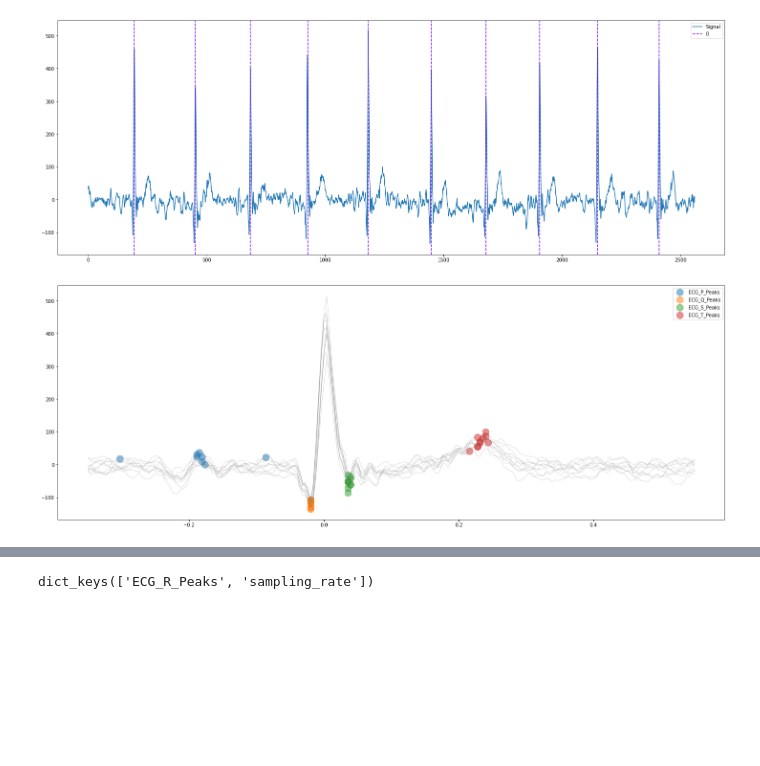
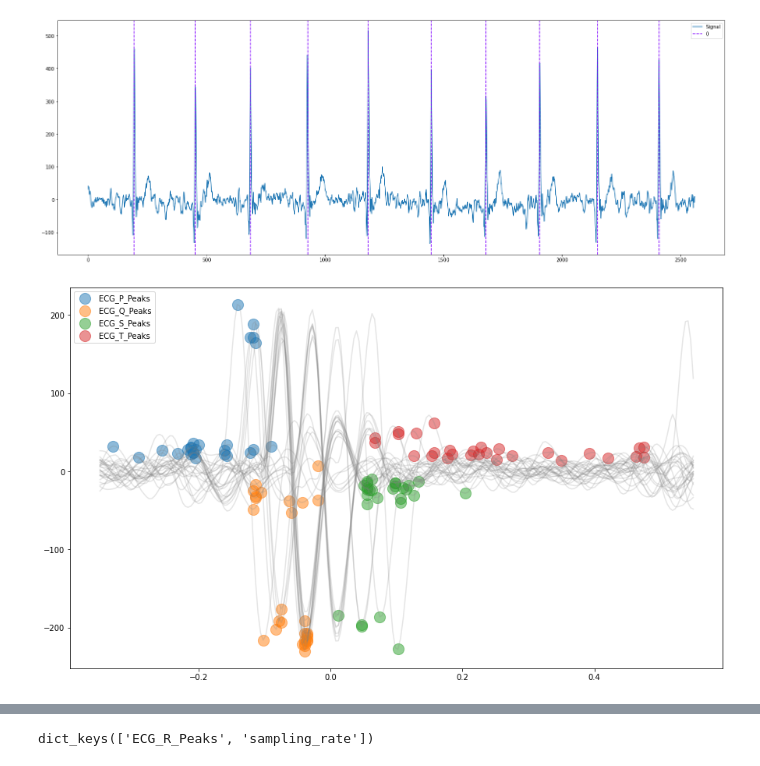
Before and after one commit to davicn/doutorado_ppgee_v2, a Jupyter notebook: src/notebooks/4-explore_ecg.ipynb, the cells around one changed output, grey strips where cells are left out. Saved outputs shown, nothing was run; the diff lists cells and outputs as text; code cells hidden in the pictures; blank space fills up the shorter version.

```diff
--- a/src/notebooks/4-explore_ecg.ipynb
+++ b/src/notebooks/4-explore_ecg.ipynb
@@ -10,8 +10,8 @@ PATH
 # %% [output]
 '/home/davi/Github/doutorado_ppgee_v2'
 # %%
-# df = pd.read_csv(PATH+'/data/Generalized_seizures_dataset.csv')
-df = pd.read_csv(PATH + '/data/data_train.csv')
+df = pd.read_csv(PATH+'/data/Generalized_seizures_dataset.csv')
+# df = pd.read_csv(PATH + '/data/data_train.csv')
 # %%
 # Quantidade de Sinas por frquência amostral
 df['freq'].value_counts()
@@ -98,7 +98,7 @@ import matplotlib.pyplot as plt
 
 edf = data.to_data_frame()
 
-ecg = edf['EEG EKG1-REF'][256 * 50:256 * 60] * (-1)
+ecg = edf['EEG EKG1-REF'][256 * 20:256 * 60] * (-1)
 
 fig = plt.figure(figsize=[15, 8])
 
@@ -179,13 +179,16 @@ nk.events_plot([
 [figure]
 [figure]
 # %%
-ecg_ = nk.ecg_clean(ecg, sampling_rate=256, method="engzeemod2012")
+import neurokit2 as nk
 
-rr_ = nk.ecg_findpeaks(cleaned, method="martinez2003")["ECG_R_Peaks"]
+ecg_ = nk.ecg_clean(ecg, sampling_rate=256, method="hamilton2002")
 
-_, waves_peak = nk.ecg_delineate(ecg_, rr_, sampling_rate=256, show=True, show_type='peaks')
+rr_ = nk.ecg_findpeaks(ecg_, method="hamilton2002")["ECG_R_Peaks"]
+
+_, waves_peak = nk.ecg_delineate(
+    ecg_, rr_, sampling_rate=256, show=True, show_type='peaks')
 # %% [output]
-[figure, old version]
+[figure, new version]
 # %%
 epochs = nk.ecg_segment(ecg_, rpeaks=None, sampling_rate=256, show=True)
 
```
Also changed, not shown: parts of 10 cells of this notebook, 4 other files.
